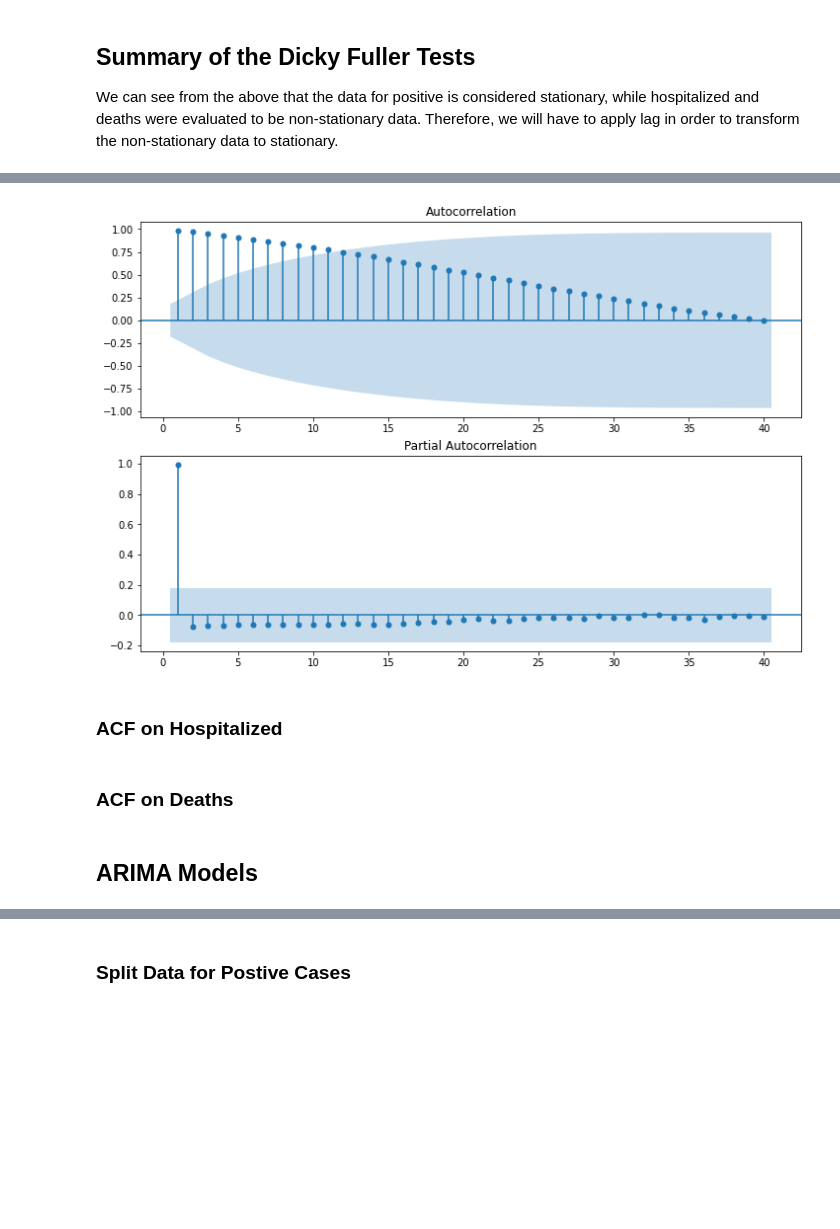
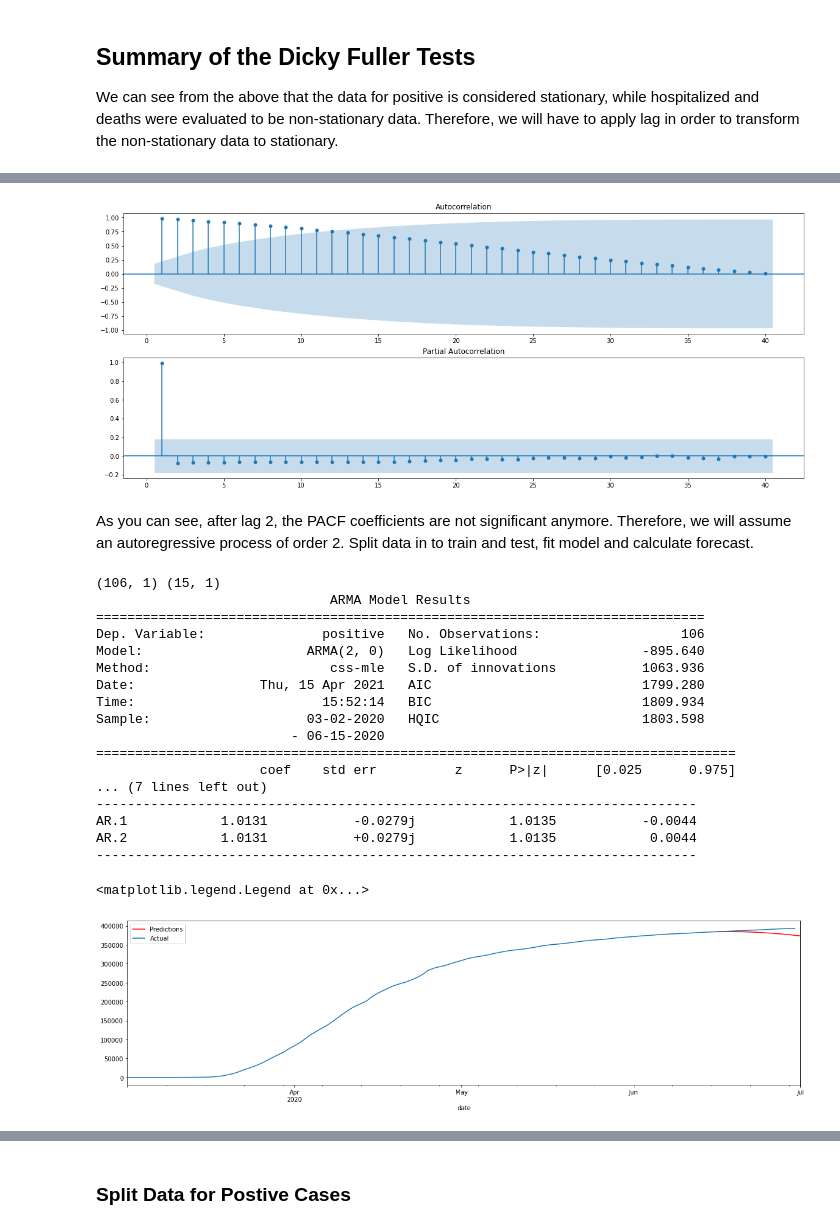
Before and after one commit to JohnKHancock/CUNY_DATA_698_Maters_Project, a Jupyter notebook: project-model/arima-models.ipynb, the cells around one changed output, grey strips where cells are left out. Drawn from its saved outputs; the diff is of its cells as text; code cells hidden in the pictures; blank space fills up the shorter version.

```diff
--- a/project-model/arima-models.ipynb
+++ b/project-model/arima-models.ipynb
@@ -54,10 +53,8 @@ def dicky_fuller_test(dataset, feature):
 # %% [markdown]
 ## Data Import
 # %%
-import pandas as pd
-#df2 = pd.read_csv('..\\raw_data\\full-year-ny-data.csv', parse_dates = ['date'])
-
-df2 = pd.read_csv('..\\raw_data\\final-ny-data-v2.csv', parse_dates = ['date'])
+df2 = pd.read_csv('https://raw.githubusercontent.com/JohnKHancock/CUNY_DATA_698_Maters_Project/main/raw_data/final-ny-data-v2.csv'
+                  , parse_dates = ['date'])
 # check import is good
 # df2.info
 # df2.dtypes
@@ -194,5 +99,7 @@ Below we will use the Dicky Fuller Test to assess if the data set we have is sta
 # %%
 dicky_fuller_test(df_positive_cases, 'positive')
 plt.plot(df_positive_cases)
+plt.rcParams["figure.figsize"] = (20,5)
+plt.show()
 # %% [output]
 Results of Dickey-Fuller Test for: positive
@@ -212,5 +118,7 @@ The p-value is significant at  0.020599585879086686 , meaning we can reject the
 # %%
 dicky_fuller_test(df_hospitalized, 'hospitalized')
 plt.plot(df_hospitalized)
+plt.rcParams["figure.figsize"] = (20,5)
+plt.show()
 # %% [output]
 Results of Dickey-Fuller Test for: hospitalized
@@ -230,5 +137,7 @@ The p-value is too large at  0.09331668941023669 , meaning we cannot reject the
 # %%
 dicky_fuller_test(df_deaths, 'death')
 plt.plot(df_deaths)
+plt.rcParams["figure.figsize"] = (20,5)
+plt.show()
 # %% [output]
 Results of Dickey-Fuller Test for: death
@@ -256,14 +164,47 @@ non-stationary data to stationary.
 # %%
-fig = plt.figure(figsize=(12,8))
+fig = plt.figure(figsize=(20,8))
 ax1 = fig.add_subplot(211)
-fig = plot_acf(df_positive_cases['positive'].iloc[1:],lags=40,ax=ax1, zero = False)
+fig = plot_acf(df_positive_cases['positive'].iloc[:],lags=40,ax=ax1, zero = False)
 ax2 = fig.add_subplot(212)
-fig = plot_pacf(df_positive_cases['positive'].iloc[1:],lags=40,ax=ax2, zero = False)
+fig = plot_pacf(df_positive_cases['positive'].iloc[:],lags=40,ax=ax2, zero = False)
 # %% [output]
-[figure, old version]
+[figure, new version]
-# %% [markdown]
-### ACF on Hospitalized
-# %% [markdown]
-### ACF on Deaths
-# %% [markdown]
-## ARIMA Models
+# %% [markdown]
+As you can see, after lag 2, the PACF coefficients are not significant anymore. Therefore, we will assume an autoregressive process of order 2.
+Split data in to train and test, fit model and calculate forecast.
+# %%
+# divide data between training and test
+train_ar = df_positive_cases.iloc[:-15]
+test_ar = df_positive_cases.iloc[-15:]
+print(train_ar.shape, test_ar.shape)
+model_ar_positive = ARMA(train_ar, order=(2,0))
+model_ar_positive_fit = model_ar_positive.fit()
+print(model_ar_positive_fit.summary())
+
+start_ar = len(train_ar)
+end_ar = len(train_ar) + len(test_ar)
+predict_ar_positive = model_ar_positive_fit.predict(start = start_ar, end = end_ar)
+predict_ar_positive.plot(color = 'red')
+df_positive_cases['positive'].plot()
+
+plt.legend(['Predictions', 'Actual'], loc='best')
+# %% [output]
+(106, 1) (15, 1)
+                              ARMA Model Results
+==============================================================================
+Dep. Variable:               positive   No. Observations:                  106
+Model:                     ARMA(2, 0)   Log Likelihood                -895.640
+Method:                       css-mle   S.D. of innovations           1063.936
+Date:                Thu, 15 Apr 2021   AIC                           1799.280
+Time:                        15:52:14   BIC                           1809.934
+Sample:                    03-02-2020   HQIC                          1803.598
+                         - 06-15-2020
+==================================================================================
+                     coef    std err          z      P>|z|      [0.025      0.975]
+... (7 lines left out)
+-----------------------------------------------------------------------------
+AR.1            1.0131           -0.0279j            1.0135           -0.0044
+AR.2            1.0131           +0.0279j            1.0135            0.0044
+-----------------------------------------------------------------------------
+<matplotlib.legend.Legend at 0x...>
+[figure, added]
```
Also changed, not shown: parts of 41 cells of this notebook, 1 other file.
